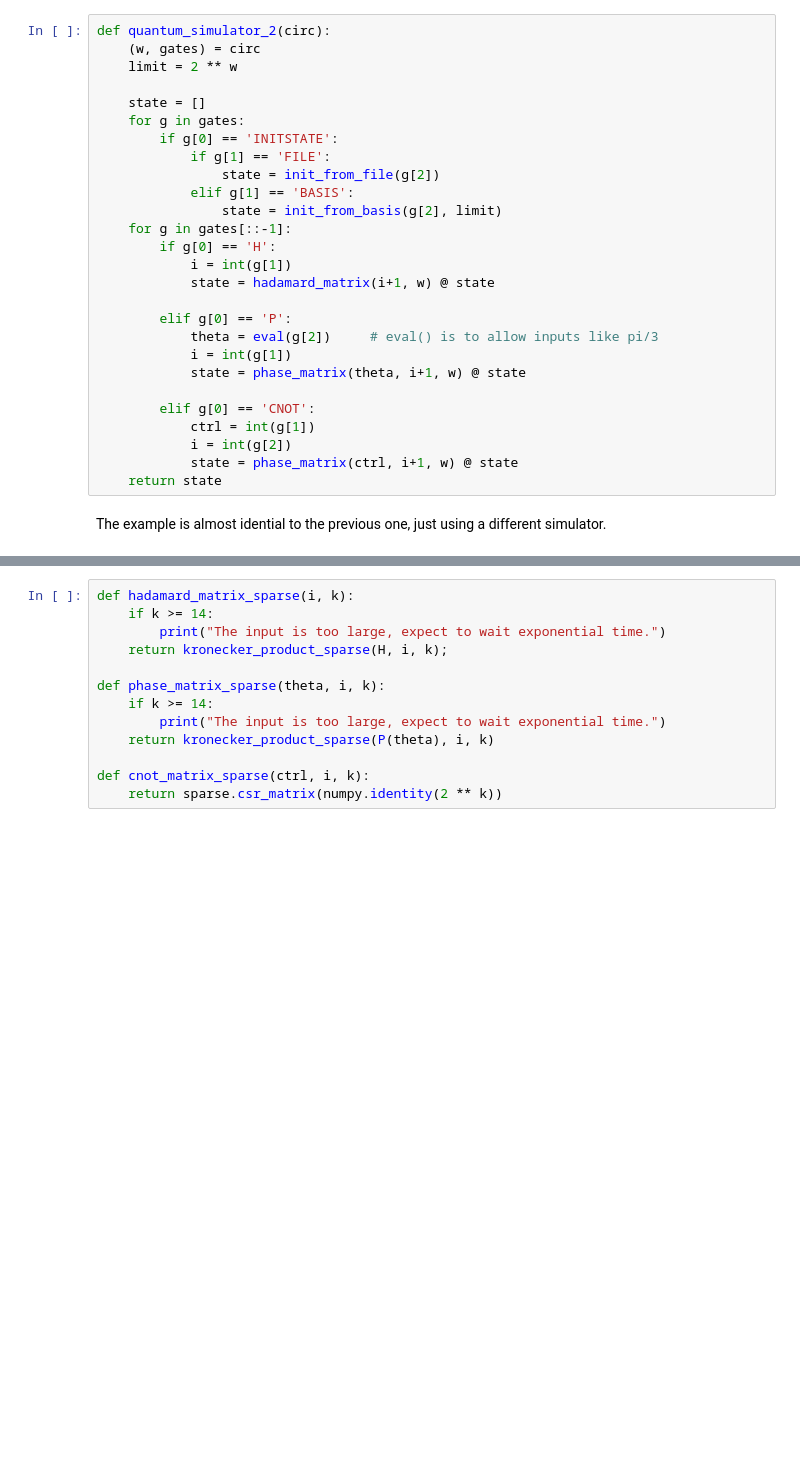
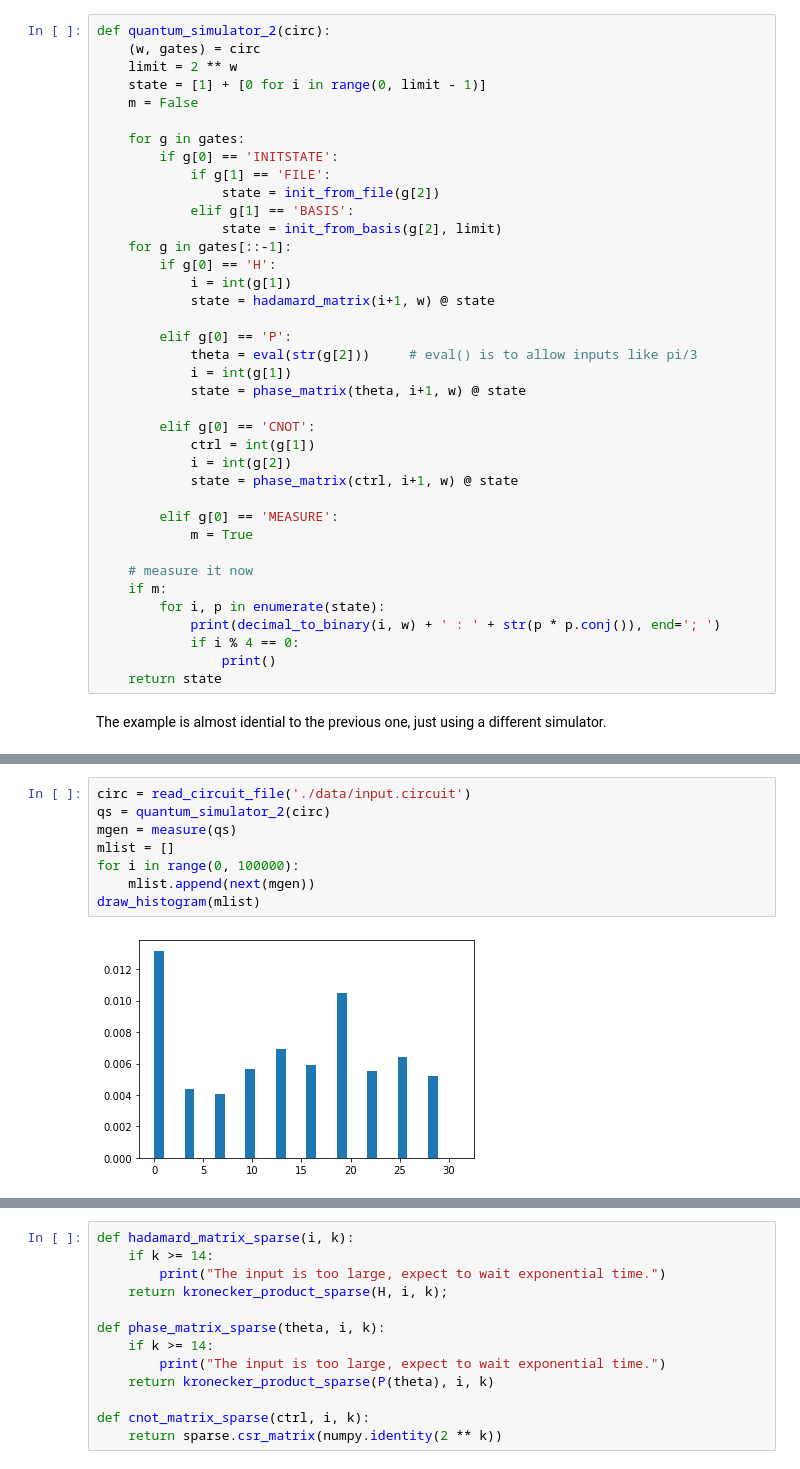
Before and after one commit to yu-yiming/ComputationalPhysics, a Jupyter notebook: Quantum Computing/quantum_computing.ipynb, the cells around one changed output, grey strips where cells are left out. Drawn from its saved outputs; the diff is of its cells as text; blank space fills up the shorter version.

```diff
--- a/Quantum Computing/quantum_computing.ipynb
+++ b/Quantum Computing/quantum_computing.ipynb
@@ -662,8 +800,9 @@ A quick improvement is to keep a state vector, and do multiplication on gate mat
 def quantum_simulator_2(circ):
     (w, gates) = circ
     limit = 2 ** w
+    state = [1] + [0 for i in range(0, limit - 1)]
+    m = False
 
-    state = []
     for g in gates:
         if g[0] == 'INITSTATE':
             if g[1] == 'FILE':
@@ -676,7 +815,7 @@ def quantum_simulator_2(circ):
             state = hadamard_matrix(i+1, w) @ state
 
         elif g[0] == 'P':
-            theta = eval(g[2])     # eval() is to allow inputs like pi/3
+            theta = eval(str(g[2]))     # eval() is to allow inputs like pi/3
             i = int(g[1])
             state = phase_matrix(theta, i+1, w) @ state
 
@@ -684,6 +823,16 @@ def quantum_simulator_2(circ):
             ctrl = int(g[1])
             i = int(g[2])
             state = phase_matrix(ctrl, i+1, w) @ state
+
+        elif g[0] == 'MEASURE':
+            m = True
+
+    # measure it now
+    if m:
+        for i, p in enumerate(state):
+            print(decimal_to_binary(i, w) + ' : ' + str(p * p.conj()), end='; ')
+            if i % 4 == 0:
+                print()
     return state
 # %% [markdown]
 The example is almost idential to the previous one, just using a different simulator.
@@ -700 +849,11 @@ FileNotFoundError: [Errno 2] No such file or directory: './data/input.circuit'
+# %%
+circ = read_circuit_file('./data/input.circuit')
+qs = quantum_simulator_2(circ)
+mgen = measure(qs)
+mlist = []
+for i in range(0, 100000):
+    mlist.append(next(mgen))
+draw_histogram(mlist)
+# %% [output]
+[figure, added]
 # %% [markdown]
```
Also changed, not shown: parts of 116 cells of this notebook.
